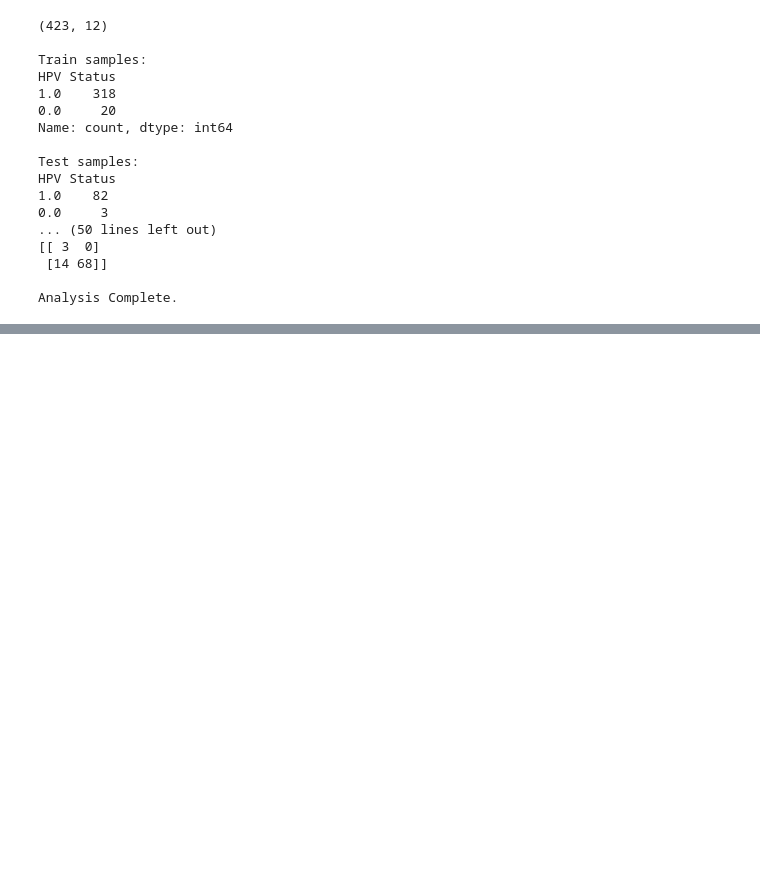
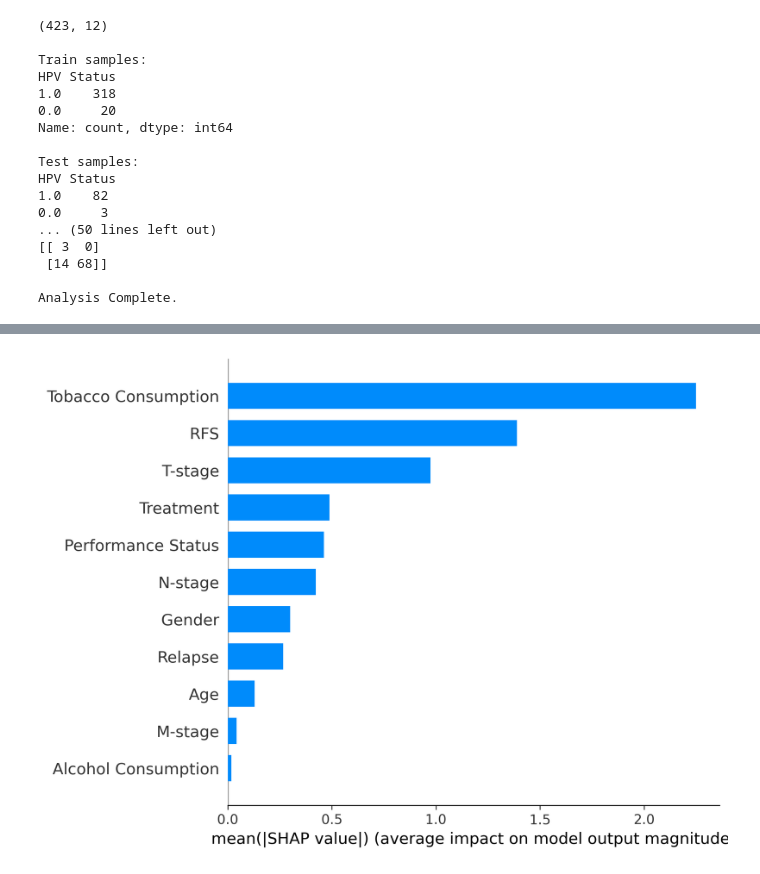
Before and after one commit to miriamamin1213-ux/HPV-classification, a Jupyter notebook: Copy_of_ModelLR_11F_44.ipynb, the cells around one changed output, grey strips where cells are left out. Saved outputs shown, nothing was run; the diff lists cells and outputs as text; code cells hidden in the pictures; blank space fills up the shorter version.

```diff
--- a/Copy_of_ModelLR_11F_44.ipynb
+++ b/Copy_of_ModelLR_11F_44.ipynb
@@ -381,0 +889,6 @@ Analysis Complete.
+# %%
+from IPython.display import Image, display
+
+display(Image("SHAP_Bar_LogisticRegression_Seed44.png"))
+# %% [output]
+[figure, added]
```
Also changed, not shown: parts of 9 cells of this notebook.
